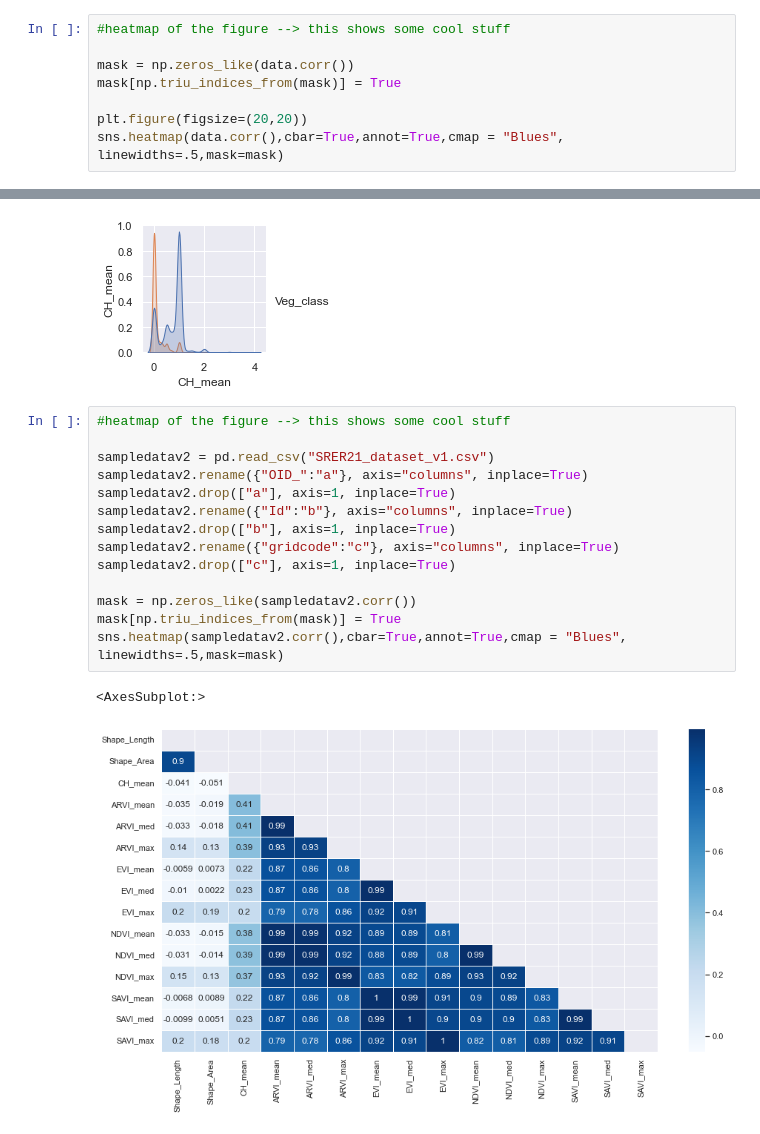
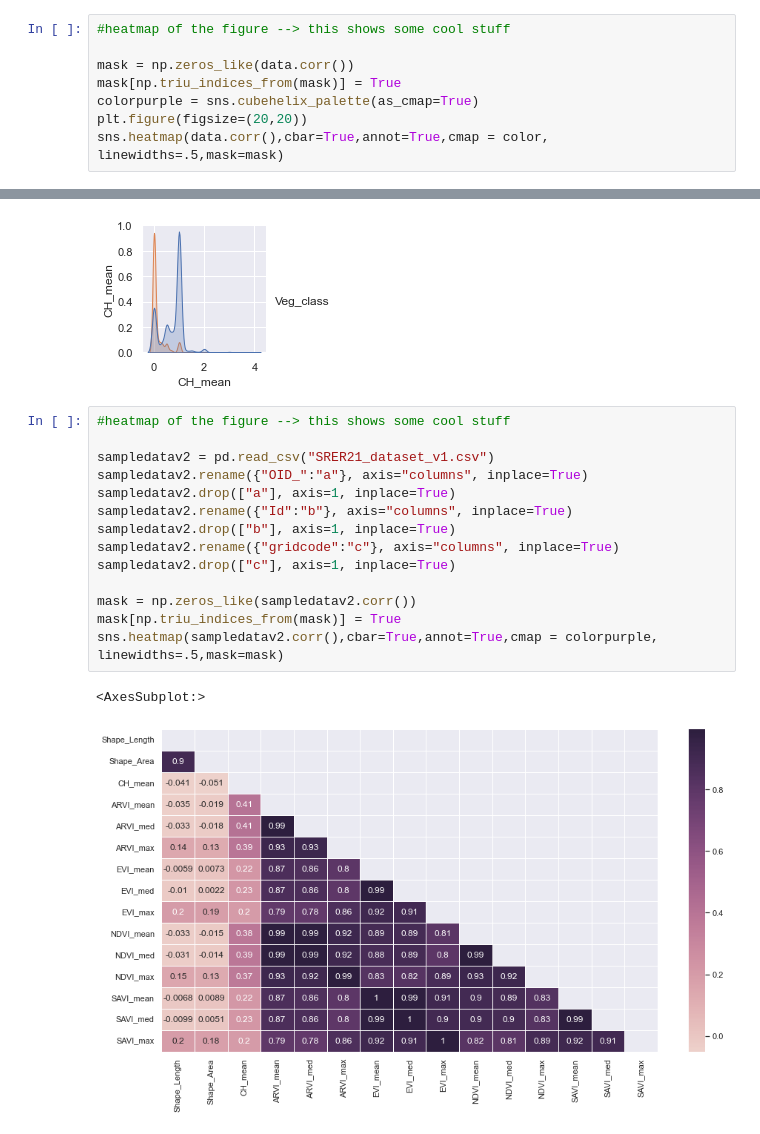
Before and after one commit to kh-bh/EarthScienceSVSM, a Jupyter notebook: EDA Earth Science Analysis-BK(2021 data).ipynb, the cells around one changed output, grey strips where cells are left out. Saved outputs shown, nothing was run; the diff lists cells and outputs as text.

```diff
--- a/EDA Earth Science Analysis-BK(2021 data).ipynb
+++ b/EDA Earth Science Analysis-BK(2021 data).ipynb
@@ -253,8 +253,8 @@ Text(0.5, 0, 'Vegetation Class')
 
 mask = np.zeros_like(data.corr())
 mask[np.triu_indices_from(mask)] = True
-
+colorpurple = sns.cubehelix_palette(as_cmap=True)
 plt.figure(figsize=(20,20))
-sns.heatmap(data.corr(),cbar=True,annot=True,cmap = "Blues", linewidths=.5,mask=mask)
+sns.heatmap(data.corr(),cbar=True,annot=True,cmap = color, linewidths=.5,mask=mask)
 # %% [output]
 <AxesSubplot:>
@@ -287,20 +287,20 @@ med = sns.pairplot(data, hue="Veg_class", x_vars = "CH_mean", y_vars = "CH_mean"
 # %%
 #heatmap of the figure --> this shows some cool stuff
 
 sampledatav2 = pd.read_csv("SRER21_dataset_v1.csv")
 sampledatav2.rename({"OID_":"a"}, axis="columns", inplace=True)
 sampledatav2.drop(["a"], axis=1, inplace=True)
 sampledatav2.rename({"Id":"b"}, axis="columns", inplace=True)
 sampledatav2.drop(["b"], axis=1, inplace=True)
 sampledatav2.rename({"gridcode":"c"}, axis="columns", inplace=True)
 sampledatav2.drop(["c"], axis=1, inplace=True)
 
 mask = np.zeros_like(sampledatav2.corr())
 mask[np.triu_indices_from(mask)] = True
-sns.heatmap(sampledatav2.corr(),cbar=True,annot=True,cmap = "Blues", linewidths=.5,mask=mask)
+sns.heatmap(sampledatav2.corr(),cbar=True,annot=True,cmap = colorpurple, linewidths=.5,mask=mask)
 # %% [output]
 <AxesSubplot:>
-[figure, old version]
+[figure, new version]
 # %%
 sampledatav3 = pd.read_csv("SRER21_dataset_v1.csv")
 sampledatav3.rename({"OID_":"a"}, axis="columns", inplace=True)
```
Also changed, not shown: parts of 2 cells of this notebook.
